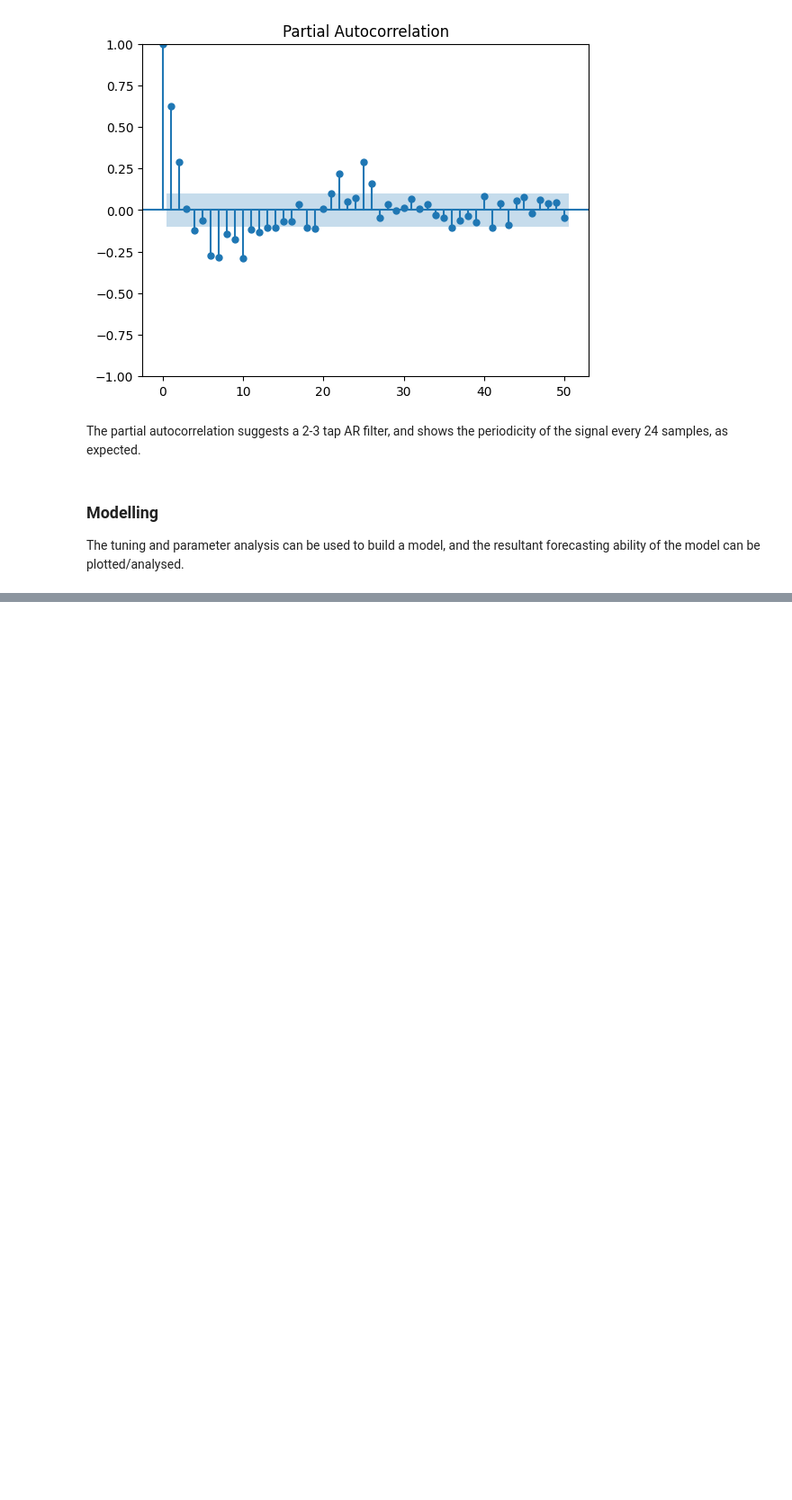
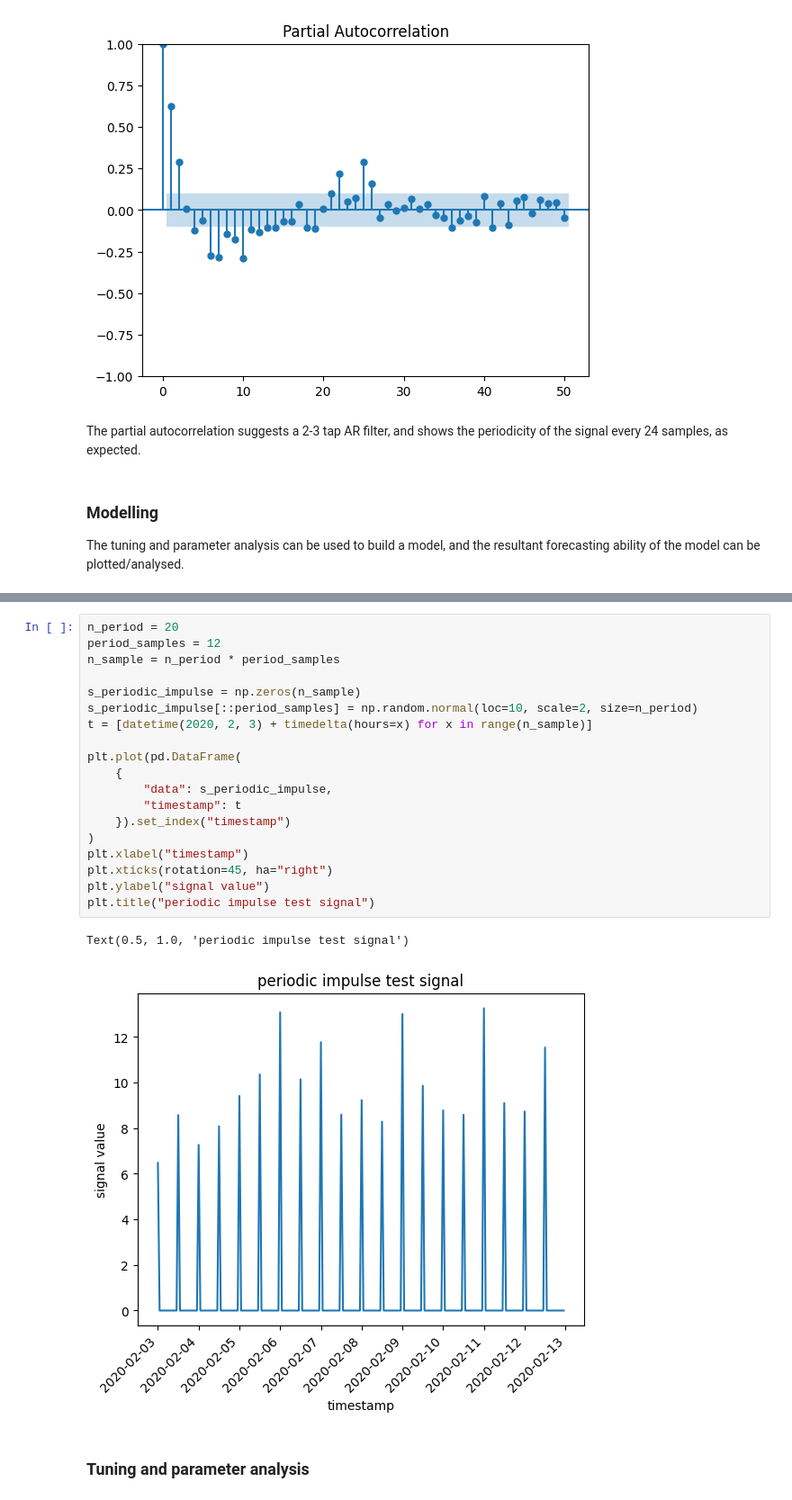
Before and after one commit to nagi49000/stats-play, a Jupyter notebook: python/notebooks/sarimax-models-on-timeseries.ipynb, the cells around one changed output, grey strips where cells are left out. Shown: that part at 90% size. Cells and saved outputs as stored; diff of their text form; blank space fills up the shorter version.

```diff
--- a/python/notebooks/sarimax-models-on-timeseries.ipynb
+++ b/python/notebooks/sarimax-models-on-timeseries.ipynb
@@ -111,0 +144,24 @@ STOP: TOTAL NO. of ITERATIONS REACHED LIMIT
+# %%
+n_period = 20
+period_samples = 12
+n_sample = n_period * period_samples
+
+s_periodic_impulse = np.zeros(n_sample)
+s_periodic_impulse[::period_samples] = np.random.normal(loc=10, scale=2, size=n_period)
+t = [datetime(2020, 2, 3) + timedelta(hours=x) for x in range(n_sample)]
+
+plt.plot(pd.DataFrame(
+    {
+        "data": s_periodic_impulse,
+        "timestamp": t
+    }).set_index("timestamp")
+)
+plt.xlabel("timestamp")
+plt.xticks(rotation=45, ha="right")
+plt.ylabel("signal value")
+plt.title("periodic impulse test signal")
+# %% [output]
+Text(0.5, 1.0, 'periodic impulse test signal')
+[figure, added]
+# %% [markdown]
+### Tuning and parameter analysis
```
Also changed, not shown: parts of 13 cells of this notebook, 1 other file.
